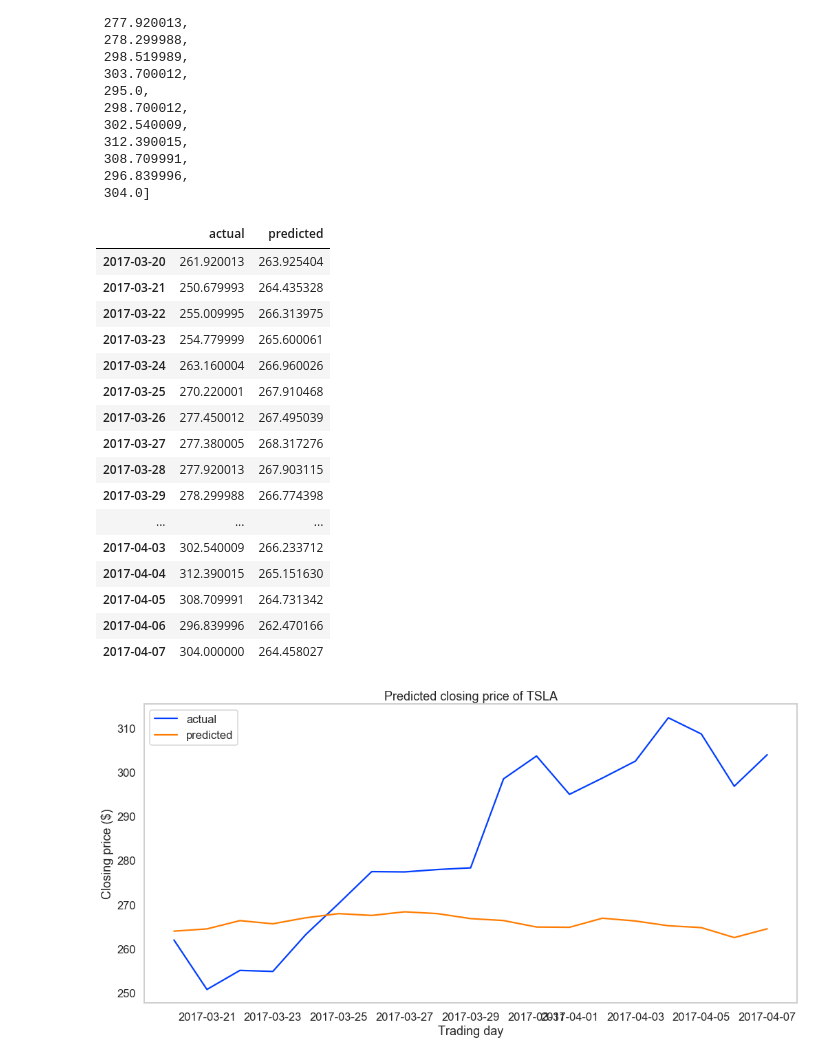
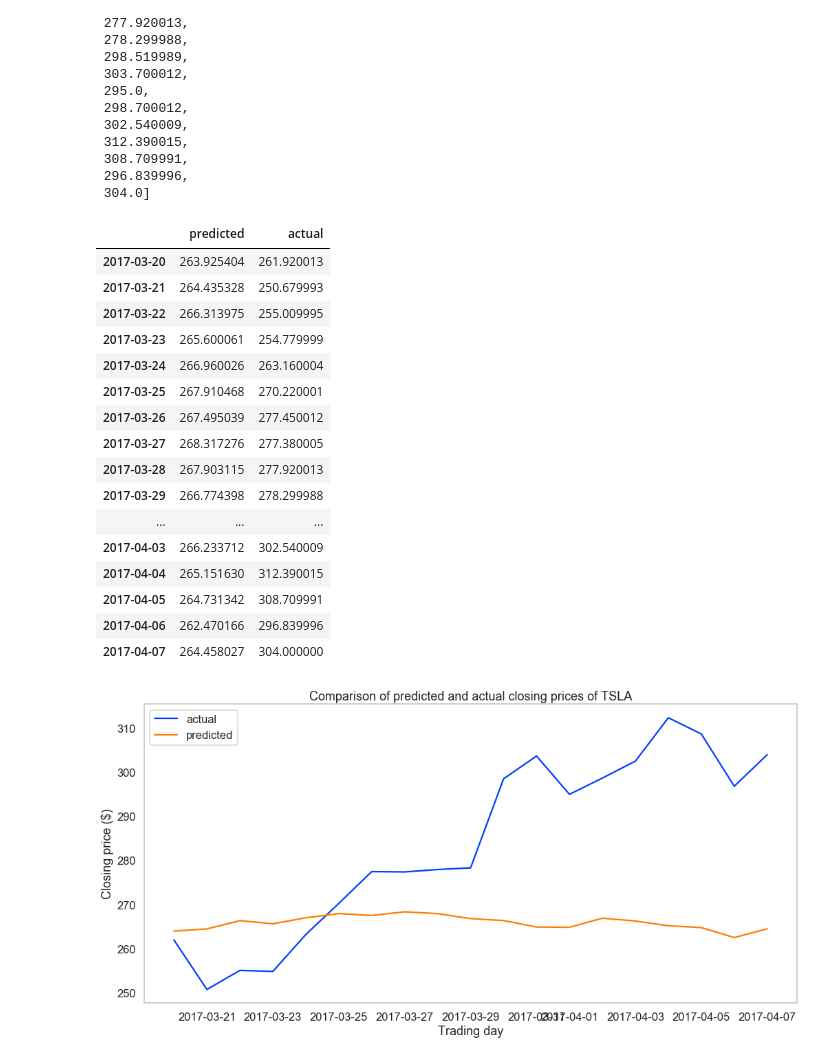
Before and after one commit to JonBebi/Teslock, a Jupyter notebook: Teslock.ipynb, the cells around one changed output. Saved outputs shown, nothing was run; the diff lists cells and outputs as text; code cells hidden in the pictures.

```diff
--- a/Teslock.ipynb
+++ b/Teslock.ipynb
@@ -466,38 +470,42 @@ actuals_list
  296.839996,
  304.0]
 # %%
-comparison = pd.DataFrame({'actual': actuals_list,
-                          'predicted': predictions_list},
+# Created dataframe with the predicted and actual prices
+
+comparison = pd.DataFrame({'predicted': predictions_list,
+                           'actual': actuals_list},
                           index = pd.date_range(start='2017-03-20', periods=19))
 # %%
 comparison
 # %% [output]
-|  | actual | predicted |
-| 2017-03-20 | 261.920013 | 263.925404 |
-| 2017-03-21 | 250.679993 | 264.435328 |
-| 2017-03-22 | 255.009995 | 266.313975 |
-| 2017-03-23 | 254.779999 | 265.600061 |
-| 2017-03-24 | 263.160004 | 266.960026 |
-| 2017-03-25 | 270.220001 | 267.910468 |
-| 2017-03-26 | 277.450012 | 267.495039 |
-| 2017-03-27 | 277.380005 | 268.317276 |
-| 2017-03-28 | 277.920013 | 267.903115 |
-| 2017-03-29 | 278.299988 | 266.774398 |
+|  | predicted | actual |
+| 2017-03-20 | 263.925404 | 261.920013 |
+| 2017-03-21 | 264.435328 | 250.679993 |
+| 2017-03-22 | 266.313975 | 255.009995 |
+| 2017-03-23 | 265.600061 | 254.779999 |
+| 2017-03-24 | 266.960026 | 263.160004 |
+| 2017-03-25 | 267.910468 | 270.220001 |
+| 2017-03-26 | 267.495039 | 277.450012 |
+| 2017-03-27 | 268.317276 | 277.380005 |
+| 2017-03-28 | 267.903115 | 277.920013 |
+| 2017-03-29 | 266.774398 | 278.299988 |
 | ... | ... | ... |
-| 2017-04-03 | 302.540009 | 266.233712 |
-| 2017-04-04 | 312.390015 | 265.151630 |
-| 2017-04-05 | 308.709991 | 264.731342 |
-| 2017-04-06 | 296.839996 | 262.470166 |
-| 2017-04-07 | 304.000000 | 264.458027 |
+| 2017-04-03 | 266.233712 | 302.540009 |
+| 2017-04-04 | 265.151630 | 312.390015 |
+| 2017-04-05 | 264.731342 | 308.709991 |
+| 2017-04-06 | 262.470166 | 296.839996 |
+| 2017-04-07 | 264.458027 | 304.000000 |
 # %%
+# Visualized the predicted and actual closing prices for next month
+
 plt.figure(figsize=(17, 8))
 plt.plot(comparison.actual)
 plt.plot(comparison.predicted)
-plt.title('Predicted closing price of TSLA')
+plt.title('Comparison of predicted and actual closing prices of TSLA')
 plt.ylabel('Closing price ($)')
 plt.xlabel('Trading day')
 plt.legend(loc='best')
 plt.grid(False)
 plt.show()
 # %% [output]
-[figure, old version]
+[figure, new version]
```
Also changed, not shown: parts of 3 cells of this notebook.
